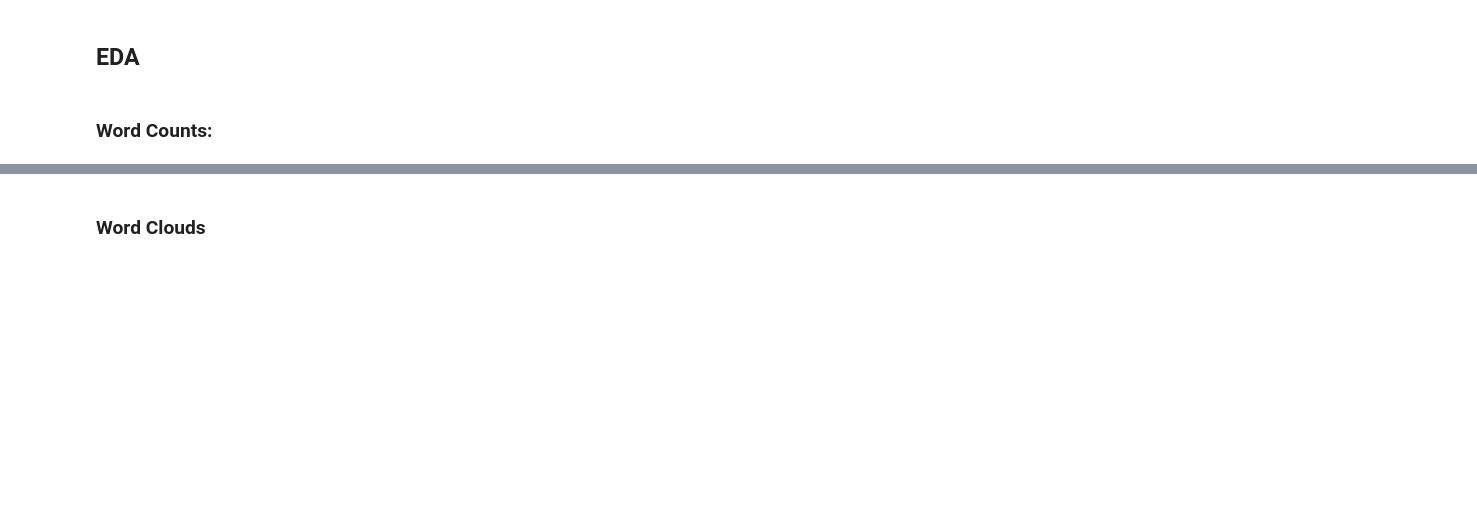
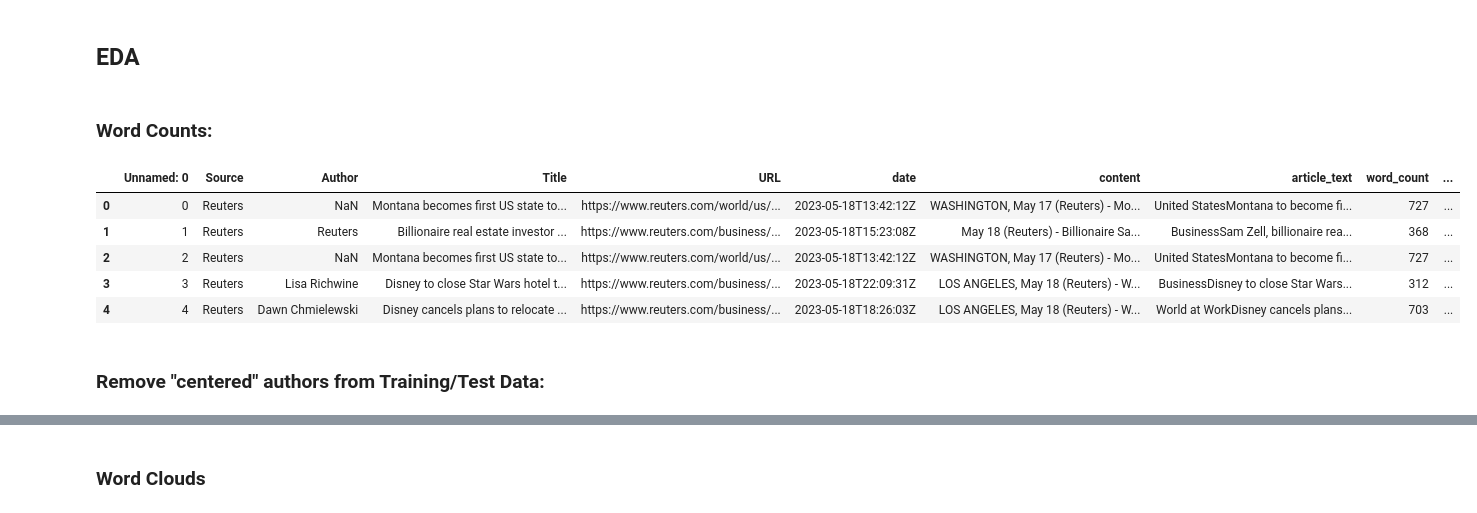
Before and after one commit to fausa/Bias_Detection_in_Journalism, a Jupyter notebook: deliverables/ADS509_FausA_Final_Project_01_API_v2_webscrape.ipynb, the cells around one changed output, grey strips where cells are left out. Drawn from its saved outputs; the diff is of its cells as text; code cells hidden in the pictures; blank space fills up the shorter version.

Commit message:
Organized Code/comment Centered Classification

```diff
--- a/deliverables/ADS509_FausA_Final_Project_01_API_v2_webscrape.ipynb
+++ b/deliverables/ADS509_FausA_Final_Project_01_API_v2_webscrape.ipynb
@@ -94,7 +94,7 @@ tw_punct = punctuation - {"#"}
 
 sw = stopwords.words("english")
 sw = sw + ['nan']
-sw = sw + ['said'] + ['news'] + ['us']
+sw = sw + ['said'] + ['news'] + ['us'] + ['reuters']
 
 # Two useful regex
 whitespace_pattern = re.compile(r"\s+")
@@ -642,0 +694,3 @@ api_data_complete_df.head()
+# %%
+api_data_complete_df=pd.read_csv('News_API_Susy_word_count2.csv')
+api_data_complete_df.rename (columns = {'article_parsed':'article_text'}, inplace=True)
@@ -669,6 +729,21 @@ api_data_complete_df['word_count_tokens'] = api_data_complete_df['tokens'].apply
 api_data_complete_df['word_count'] = api_data_complete_df['article_text'].apply(lambda x: len(str(x).split(" ")))
 # %%
 api_data_complete_df['word_count_cleaner'] = api_data_complete_df['cleaner_text'].apply(lambda x: len(str(x).split(" ")))
+# %%
+# Centered data:
+
+api_data_complete_df23 = api_data_complete_df[api_data_complete_df['word_count']>1]
+# %%
+api_data_complete_df23.head()
+# %% [output]
+|  | Unnamed: 0 | Source | Author | Title | URL | date | content | article_text | word_count | ... |
+| 0 | 0 | Reuters | NaN | Montana becomes first US state to... | https://www.reuters.com/world/us/... | 2023-05-18T13:42:12Z | WASHINGTON, May 17 (Reuters) - Mo... | United StatesMontana to become fi... | 727 | ... |
+| 1 | 1 | Reuters | Reuters | Billionaire real estate investor ... | https://www.reuters.com/business/... | 2023-05-18T15:23:08Z | May 18 (Reuters) - Billionaire Sa... | BusinessSam Zell, billionaire rea... | 368 | ... |
+| 2 | 2 | Reuters | NaN | Montana becomes first US state to... | https://www.reuters.com/world/us/... | 2023-05-18T13:42:12Z | WASHINGTON, May 17 (Reuters) - Mo... | United StatesMontana to become fi... | 727 | ... |
+| 3 | 3 | Reuters | Lisa Richwine | Disney to close Star Wars hotel t... | https://www.reuters.com/business/... | 2023-05-18T22:09:31Z | LOS ANGELES, May 18 (Reuters) - W... | BusinessDisney to close Star Wars... | 312 | ... |
+| 4 | 4 | Reuters | Dawn Chmielewski | Disney cancels plans to relocate ... | https://www.reuters.com/business/... | 2023-05-18T18:26:03Z | LOS ANGELES, May 18 (Reuters) - W... | World at WorkDisney cancels plans... | 703 | ... |
+# %% [markdown]
+### Remove "centered" authors from Training/Test Data:
 # %%
 # Removing Reuters, ms, and Associated Press authors from data:
 
```
Also changed, not shown: parts of 71 cells of this notebook.
